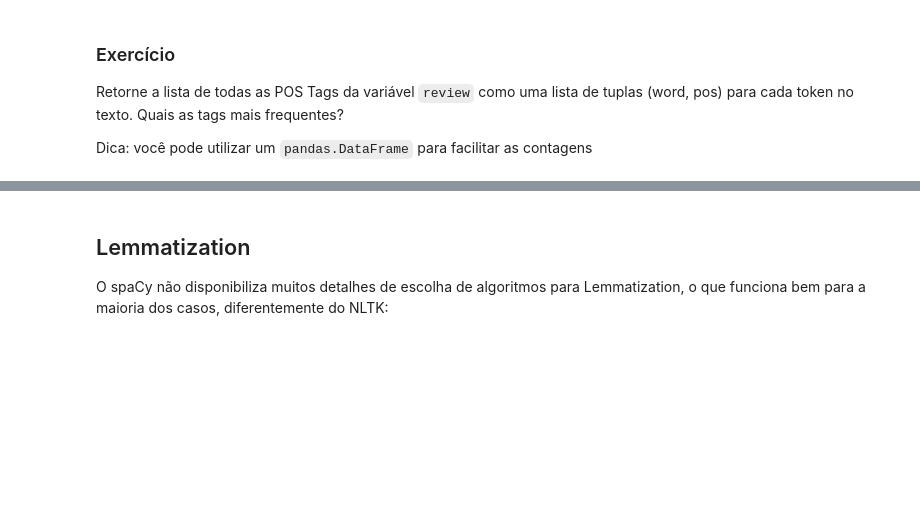
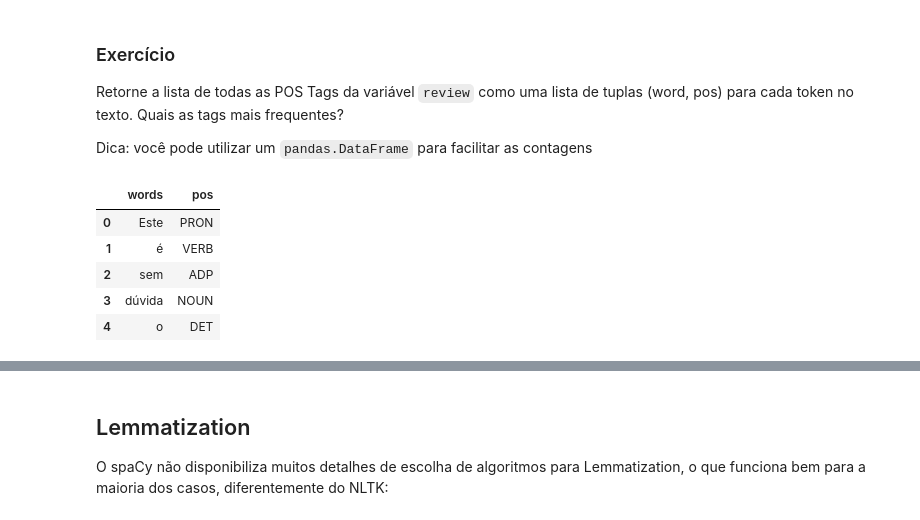
Before and after one commit to ufrpe-ensino/curso-mineracao-textos, a Jupyter notebook: 01_PLN_spaCy.ipynb, the cells around one changed output, grey strips where cells are left out. Saved outputs shown, nothing was run; the diff lists cells and outputs as text; code cells hidden in the pictures; blank space fills up the shorter version.

```diff
--- a/01_PLN_spaCy.ipynb
+++ b/01_PLN_spaCy.ipynb
@@ -75,3 +117,14 @@ Verifique a quantidade de tokens considerados stopwords e pontuação do texto a
 review = '''Este é sem dúvida o pior filme que eu já vi. E acredite em mim, eu vi muitos filmes. A reviravolta inacreditável que o filme faz - passando de um extremamente mau filme "Formas de vida alienígenas habitam a terra", com um filme que tenta espalhar um arquicristiano "O dia do julgamento está próximo, buscar Jesus ou queimar por toda a eternidade em as dívidas ardentes do inferno "mensagem - deixou-me atordoado depois de ter sido atormentado por 85 minutos. Até mesmo os cristãos religiosos devem se envergonhar ou ficar furiosos ao ver suas crenças postadas dessa maneira. Eu não sabia o que fazer comigo quando assisti a atuação horrível que poderia ter sido realizada por crianças de 7 anos de idade. Simplesmente repugnante. Eu não sou cristão nem muito religioso. Mas se eu estivesse, não teria mais medo do Inferno. Rich Christiano mostrou ser algo muito pior.'''
 
 # sua resposta
+doc = nlp(review)
+
+counter = 0
+filtered = []
+for token in doc:
+  if token.is_stop or token.is_punct:
+    counter+=1
+  elif len(token.text) > 2:
+    filtered.append(str(token.lower_))
+print(counter)
+' '.join(filtered)
@@ -119,0 +217,19 @@ Dica: você pode utilizar um `pandas.DataFrame` para facilitar as contagens
+# %%
+# sua resposta
+import pandas as pd
+
+doc = nlp(review)
+words = []
+tags  = []
+for token in doc:
+  words.append(token.text)
+  tags.append(token.pos_)
+df = pd.DataFrame(data={'words': words, 'pos': tags})
+df.head()
+# %% [output]
+|  | words | pos |
+| 0 | Este | PRON |
+| 1 | é | VERB |
+| 2 | sem | ADP |
+| 3 | dúvida | NOUN |
+| 4 | o | DET |
```
Also changed, not shown: parts of 36 cells of this notebook.
